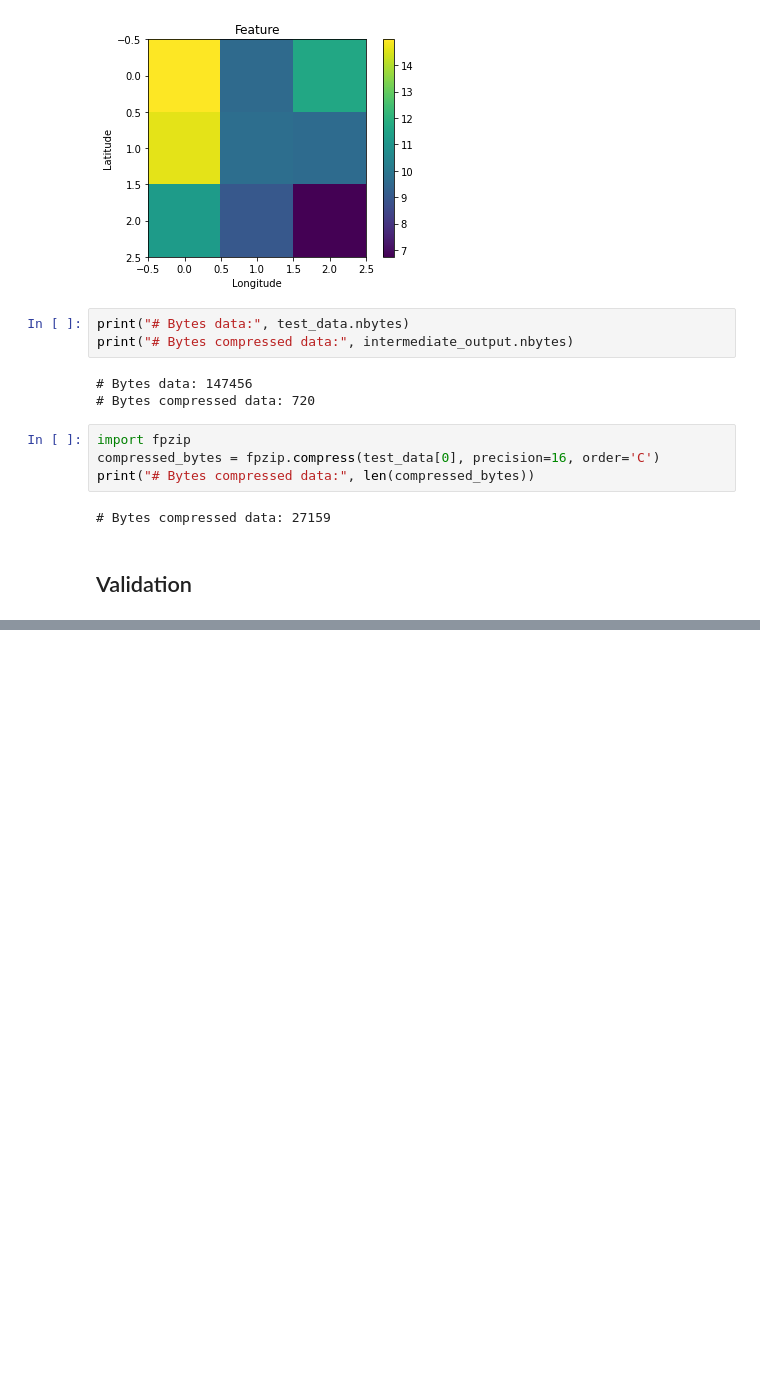
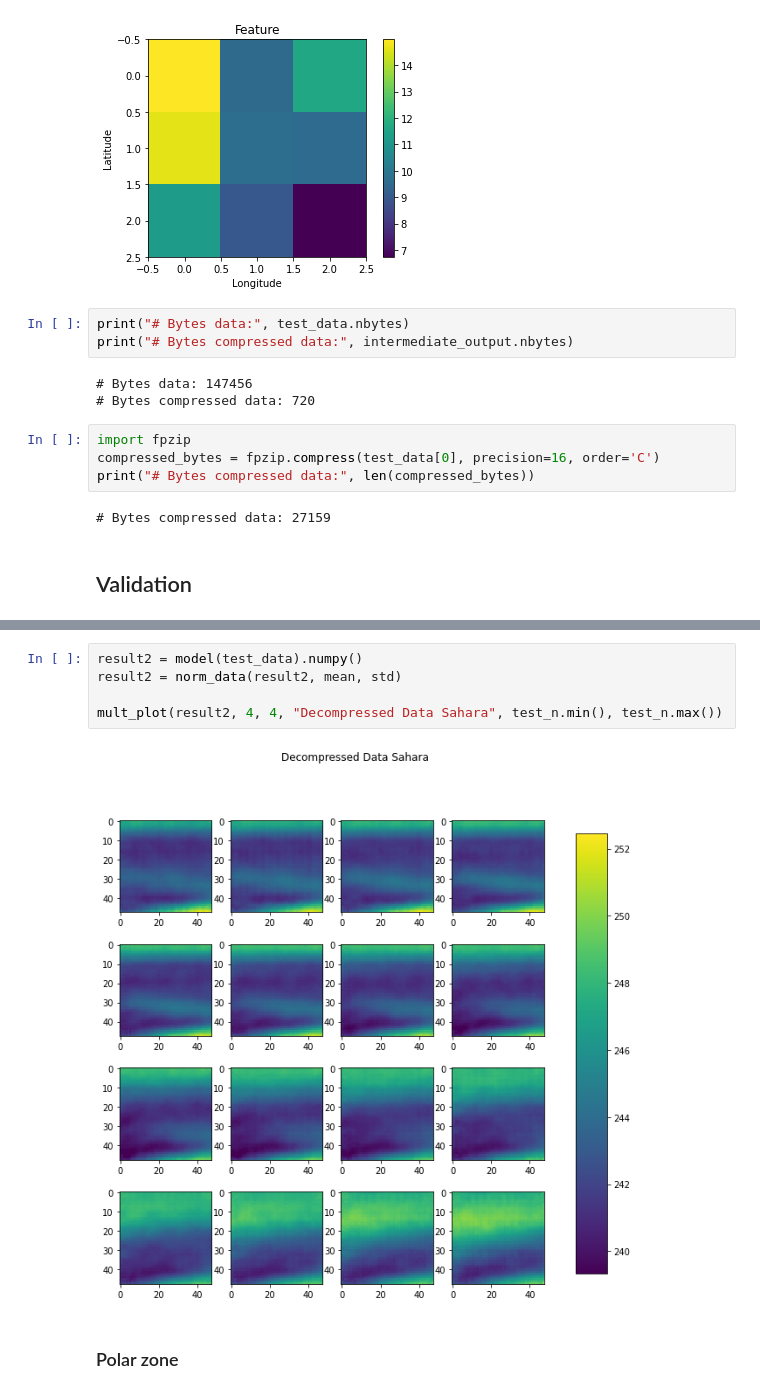
Before and after one commit to SilkeDH/lossy-ml, a Jupyter notebook: notebooks/Model_3.ipynb, the cells around one changed output, grey strips where cells are left out. Drawn from its saved outputs; the diff is of its cells as text; blank space fills up the shorter version.

Commit message:
Testing different zones.

```diff
--- a/notebooks/Model_3.ipynb
+++ b/notebooks/Model_3.ipynb
@@ -193,0 +281,9 @@ results
+# %%
+result2 = model(test_data).numpy()
+result2 = norm_data(result2, mean, std)
+
+mult_plot(result2, 4, 4, "Decompressed Data Sahara", test_n.min(), test_n.max())
+# %% [output]
+[figure, added]
+# %% [markdown]
+### Polar zone
```
Also changed, not shown: parts of 47 cells of this notebook, 2 other files.
